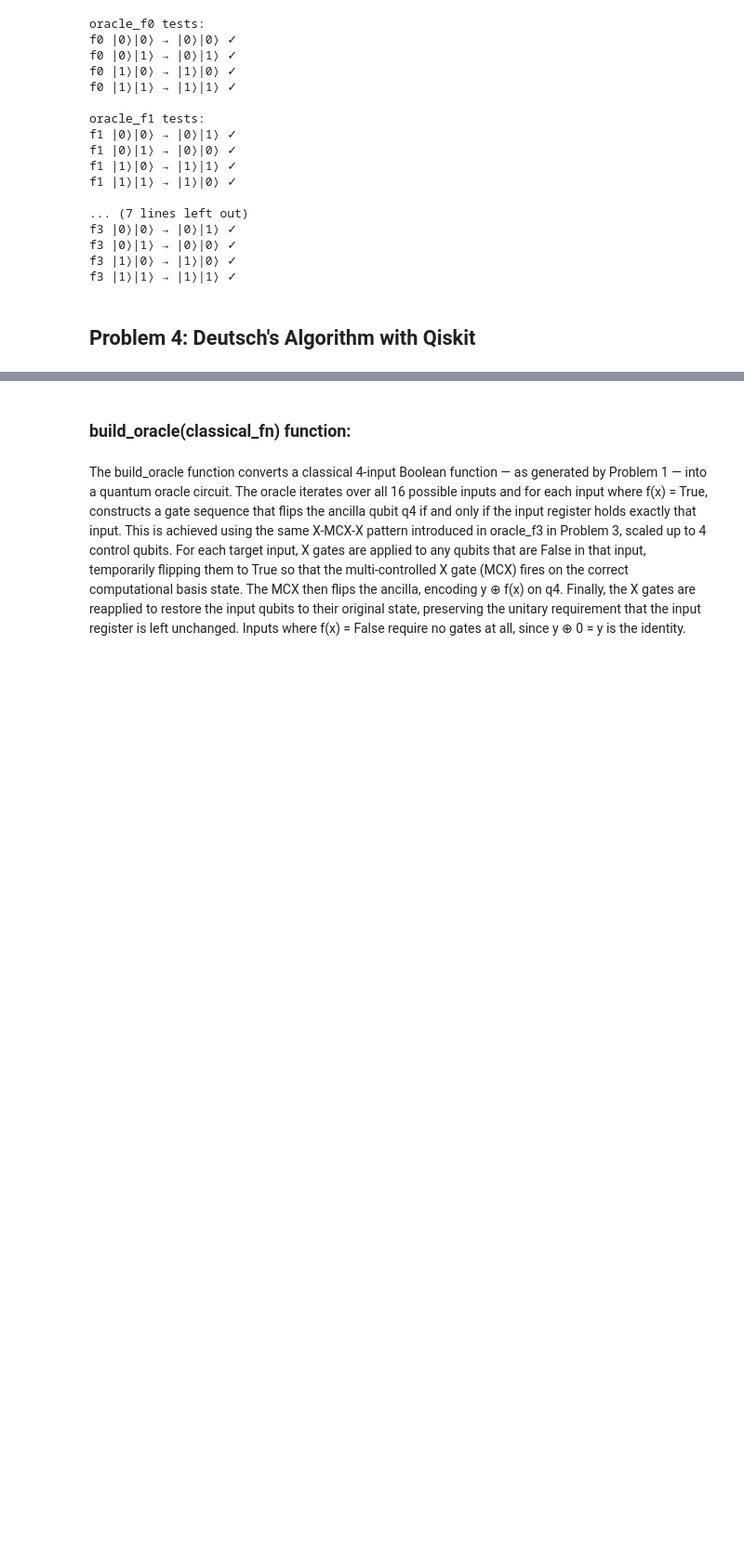
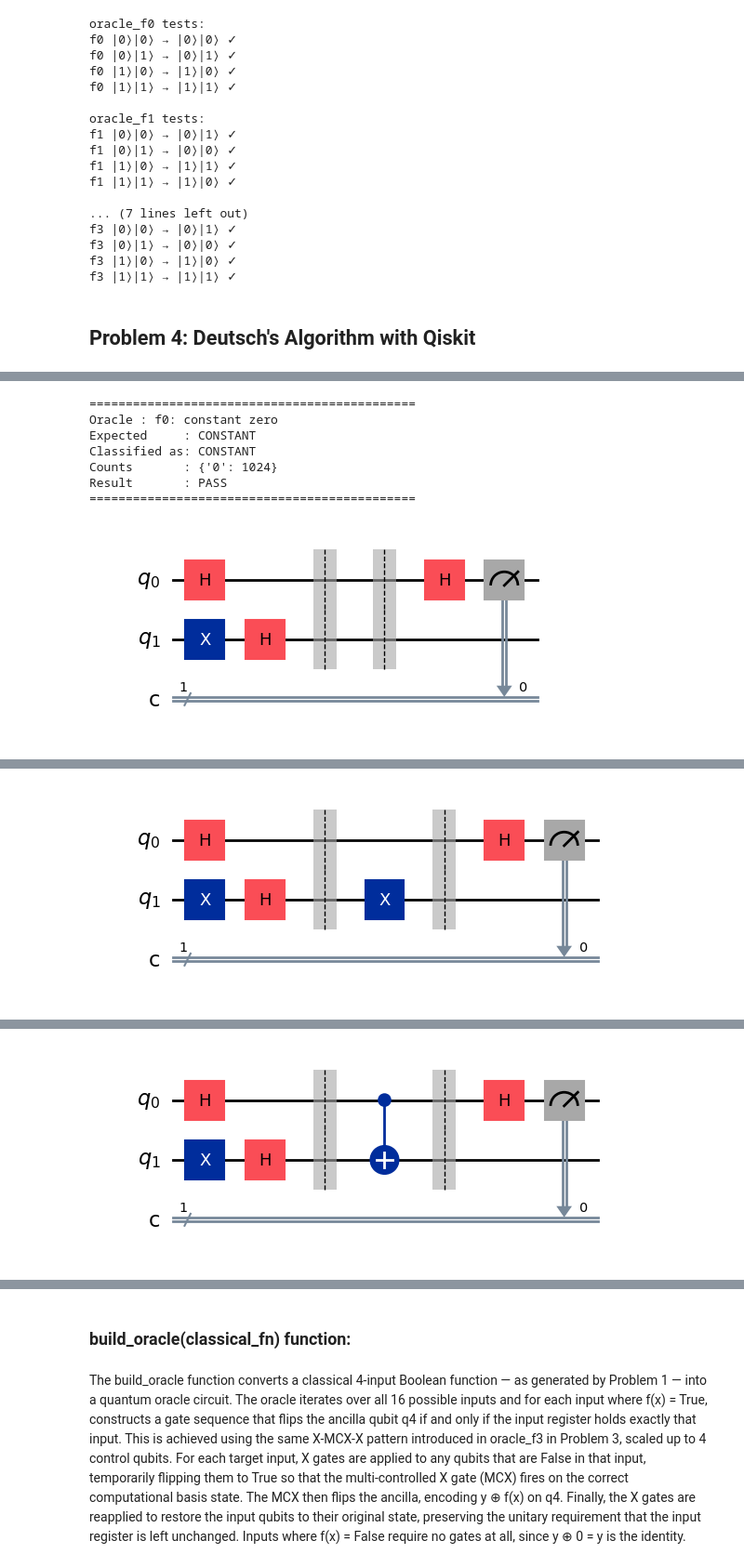
Before and after one commit to izzyKavanagh/Emerging-Technologies, a Jupyter notebook: problems.ipynb, the cells around one changed output, grey strips where cells are left out. Shown at 93% size. Cells and saved outputs as stored; diff of their text form; code cells hidden in the pictures; blank space fills up the shorter version.

Commit message:
Edit problem 4: format markdown correctly/add references & delete unused tests

```diff
--- a/problems.ipynb
+++ b/problems.ipynb
@@ -886,26 +930,58 @@ def run_deutsch(oracle_fn):
 # %%
-# ── Single oracle query ───────────────────────────────────────────────────────
-# The defining property of Deutsch's algorithm is that it queries the oracle
-# exactly once. These tests verify this by inspecting the circuit directly.
+# List of oracle functions with:
+# (1) function implementation
+# (2) human-readable label
+# (3) expected classification from Deutsch's algorithm
+oracles = [
+    (oracle_f0, "f0: constant zero",     "CONSTANT"),
+    (oracle_f1, "f1: constant one",      "CONSTANT"),
+    (oracle_f2, "f2: identity",          "BALANCED"),
+    (oracle_f3, "f3: negation",          "BALANCED"),
+]
 
-def test_circuit_queries_oracle_exactly_once():
-    # The Deutsch circuit must contain exactly one barrier-separated oracle
-    # section — confirming only a single query is made to determine the result.
-    # More than one oracle call would defeat the purpose of the algorithm.
-    qc = build_deutsch_circuit(oracle_f0)
-    # Count barriers — the circuit has two barriers (before and after oracle),
-    # confirming the oracle is applied exactly once between them
-    barrier_count = sum(1 for instr in qc.data if instr.operation.name == 'barrier')
-    assert barrier_count == 2  # one before oracle, one after — oracle called once
-    print(f"Circuit contains {barrier_count} barriers → oracle queried exactly once ✓")
+# Iterate over each oracle and test it using Deutsch's algorithm
+for oracle_fn, label, expected in oracles:
 
-def test_circuit_has_two_hadamards_on_input_qubit():
-    # Deutsch's algorithm requires exactly two Hadamard gates on the input qubit
-    # q0 — one to create superposition before the oracle, and one to perform
-    # interference after. These two gates are what enable a single query to suffice.
-    qc = build_deutsch_circuit(oracle_f0)
-    h_on_q0 = [instr for instr in qc.data
-                if instr.operation.name == 'h'
-                and instr.qubits[0] == qc.qregs[0][0]]
-    assert len(h_on_q0) == 2  # one for superposition, one for interference
-    print(f"q0 has {len(h_on_q0)} Hadamard gates → superposition and interference confirmed ✓")
+    # Run Deutsch's algorithm using the selected oracle function
+    # This returns:
+    # - classification: result of the algorithm ("CONSTANT" or "BALANCED")
+    # - counts: measurement statistics from the quantum circuit
+    # - qc: the full quantum circuit used in the execution
+    classification, counts, qc = run_deutsch(oracle_fn)
+
+    # Print a formatted separator for readability between tests
+    print("=" * 45)
+
+    # Display which oracle is currently being tested
+    print(f"Oracle : {label}")
+
+    # Show the theoretically correct classification
+    print(f"Expected     : {expected}")
+
+    # Show the classification returned by the quantum algorithm
+    print(f"Classified as: {classification}")
+
+    # Show raw measurement results from the quantum circuit
+    print(f"Counts       : {counts}")
+
+    # Compare expected vs actual result and report success/failure
+    print(f"Result       : {'PASS' if classification == expected else 'FAIL'}")
+
+    # End separator for clarity
+    print("=" * 45)
+
+    # Visualize the full quantum circuit used for this oracle test
+    # This includes state preparation, oracle application, and measurement
+    display(qc.draw('mpl'))
+
+    # Print blank line for spacing between circuit outputs
+    print()
+# %% [output]
+=============================================
+Oracle : f0: constant zero
+Expected     : CONSTANT
+Classified as: CONSTANT
+Counts       : {'0': 1024}
+Result       : PASS
+=============================================
+[figure, added]
@@ -911,0 +995 @@ def test_circuit_has_two_hadamards_on_input_qubit():
+[figure, added]
@@ -911,0 +1003 @@ def test_circuit_has_two_hadamards_on_input_qubit():
+[figure, added]
```
Also changed, not shown: parts of 12 cells of this notebook.
